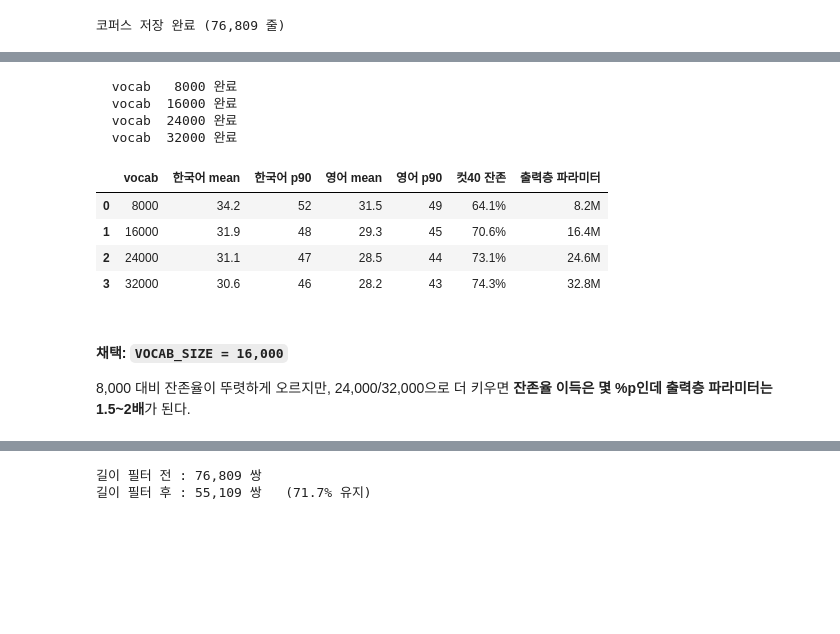
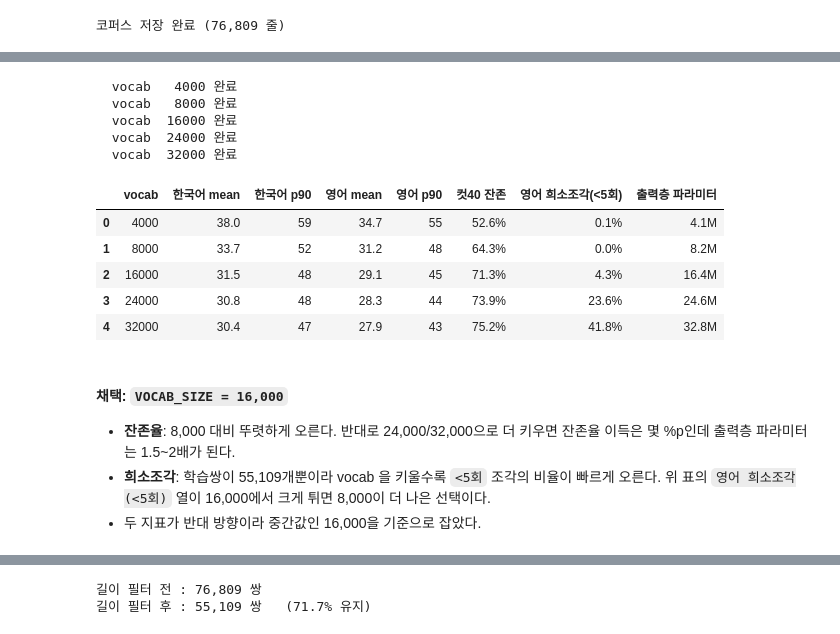
Before and after one commit to eaglesjo012/AIFFEL_quest_rs_heejipark23, a Jupyter notebook: GoingDeeper/Deep05/Deep05_Seq2seq_Attention.ipynb, the cells around one changed output, grey strips where cells are left out. Cells and saved outputs as stored; diff of their text form; code cells hidden in the pictures; blank space fills up the shorter version.

```diff
--- a/GoingDeeper/Deep05/Deep05_Seq2seq_Attention.ipynb
+++ b/GoingDeeper/Deep05/Deep05_Seq2seq_Attention.ipynb
@@ -487,13 +502,16 @@ def dedup_parallel(src_lines, trg_lines, key='src'):
 
     set(src) / set(trg) 를 따로 만들면 개수도 순서도 달라져 대응 관계가 소실된다.
     zip 으로 함께 순회하면서 이미 본 문장이면 '쌍째로' 건너뛰어야 병렬성이 지켜진다.
+
+    주의: 중복 키를 통째로 버리는 것이 아니라 **가장 먼저 등장한 쌍 하나만 남긴다.**
+    key='src' 로 부르면 같은 한국어에 붙은 여러 영어 중 첫 번째만 살아남는다.
     """
     seen = set()          # 중복 판정 전용
     kept = []
     for src, trg in zip(src_lines, trg_lines):
         k = src if key == 'src' else (src, trg)
         if k in seen:
-            continue      # 쌍째로 통째 스킵 -> 대응 유지
+            continue      # 이미 본 키 -> 쌍째로 스킵 (첫 쌍만 유지)
         seen.add(k)
         kept.append((src, trg))
     return kept
@@ -951,46 +981,66 @@ def train_sentencepiece(corpus_path, model_prefix, vocab_size, character_coverag
     return sp
 
 
-VOCAB_CANDIDATES = [8000, 16000, 24000, 32000]
+def rare_piece_ratio(sp, lines, min_count=5):
+    """학습 코퍼스 전량에서 min_count 회 미만으로만 등장하는 조각의 비율.
+
+    출력층은 vocab 하나당 hidden_dim 개의 파라미터를 갖는데, 그 행이 학습되려면
+    해당 조각이 라벨로 충분히 자주 나와야 한다. 이 비율이 높다는 것은
+    '거의 학습되지 않는 출력층 행'을 그만큼 들고 다닌다는 뜻이다.
+    특수 토큰 4개(pad/bos/eos/unk)는 제외하고 센다.
+    """
+    freq = Counter()
+    for ids in sp.encode(lines):
+        freq.update(ids)
+    real_ids = range(4, len(sp))
+    return sum(1 for i in real_ids if freq[i] < min_count) / len(list(real_ids))
+
+
+VOCAB_CANDIDATES = [4000, 8000, 16000, 24000, 32000]
 SPM_SAMPLE_N = 5000
 spm_sample_idx = random.sample(range(len(kor_morph)), SPM_SAMPLE_N)
 
 rows = []
 for v in VOCAB_CANDIDATES:
     sp_k = train_sentencepiece(KOR_CORPUS_PATH, os.path.join(DATA_DIR, f'tmp_spm_kor_{v}'), v, 1.0)
     sp_e = train_sentencepiece(ENG_CORPUS_PATH, os.path.join(DATA_DIR, f'tmp_spm_eng_{v}'), v, 1.0)
 
     kl = np.array([len(sp_k.encode(kor_morph[i])) for i in spm_sample_idx])
     el = np.array([len(sp_e.encode(eng_text[i])) + 2 for i in spm_sample_idx])   # bos/eos 포함
 
     rows.append({
         'vocab': v,
         '한국어 mean': round(float(kl.mean()), 1),
         '한국어 p90': int(np.percentile(kl, 90)),
         '영어 mean': round(float(el.mean()), 1),
         '영어 p90': int(np.percentile(el, 90)),
         '컷40 잔존': f'{((kl <= 40) & (el <= 40)).mean():.1%}',
+        '영어 희소조각(<5회)': f'{rare_piece_ratio(sp_e, eng_text):.1%}',
         '출력층 파라미터': f'{1024 * v / 1e6:.1f}M',
     })
     print(f'  vocab {v:>6} 완료')
 
 display(pd.DataFrame(rows))
 
 # 비교용 임시 모델은 지운다
-import glob
 for f in glob.glob(os.path.join(DATA_DIR, 'tmp_spm_*')):
     os.remove(f)
 # %% [output]
+  vocab   4000 완료
   vocab   8000 완료
   vocab  16000 완료
   vocab  24000 완료
   vocab  32000 완료
-|  | vocab | 한국어 mean | 한국어 p90 | 영어 mean | 영어 p90 | 컷40 잔존 | 출력층 파라미터 |
-| 0 | 8000 | 34.2 | 52 | 31.5 | 49 | 64.1% | 8.2M |
-| 1 | 16000 | 31.9 | 48 | 29.3 | 45 | 70.6% | 16.4M |
-| 2 | 24000 | 31.1 | 47 | 28.5 | 44 | 73.1% | 24.6M |
-| 3 | 32000 | 30.6 | 46 | 28.2 | 43 | 74.3% | 32.8M |
+|  | vocab | 한국어 mean | 한국어 p90 | 영어 mean | 영어 p90 | 컷40 잔존 | 영어 희소조각(<5회) | 출력층 파라미터 |
+| 0 | 4000 | 38.0 | 59 | 34.7 | 55 | 52.6% | 0.1% | 4.1M |
+| 1 | 8000 | 33.7 | 52 | 31.2 | 48 | 64.3% | 0.0% | 8.2M |
+| 2 | 16000 | 31.5 | 48 | 29.1 | 45 | 71.3% | 4.3% | 16.4M |
+| 3 | 24000 | 30.8 | 48 | 28.3 | 44 | 73.9% | 23.6% | 24.6M |
+| 4 | 32000 | 30.4 | 47 | 27.9 | 43 | 75.2% | 41.8% | 32.8M |
 # %% [markdown]
 #### 채택: `VOCAB_SIZE = 16,000`
 
-8,000 대비 잔존율이 뚜렷하게 오르지만, 24,000/32,000으로 더 키우면 **잔존율 이득은 몇 %p인데 출력층 파라미터는 1.5~2배**가 된다.
+- **잔존율**: 8,000 대비 뚜렷하게 오른다. 반대로 24,000/32,000으로 더 키우면 잔존율 이득은 몇 %p인데 출력층 파라미터는 1.5~2배가 된다.
+- **희소조각**: 학습쌍이 55,109개뿐이라 vocab 을 키울수록 `<5회` 조각의 비율이 빠르게 오른다.
+  위 표의 `영어 희소조각(<5회)` 열이 16,000에서 크게 튀면 8,000이 더 나은 선택이다.
+- 두 지표가 반대 방향이라 중간값인 16,000을 기준으로 잡았다.
```
Also changed, not shown: parts of 46 cells of this notebook.
